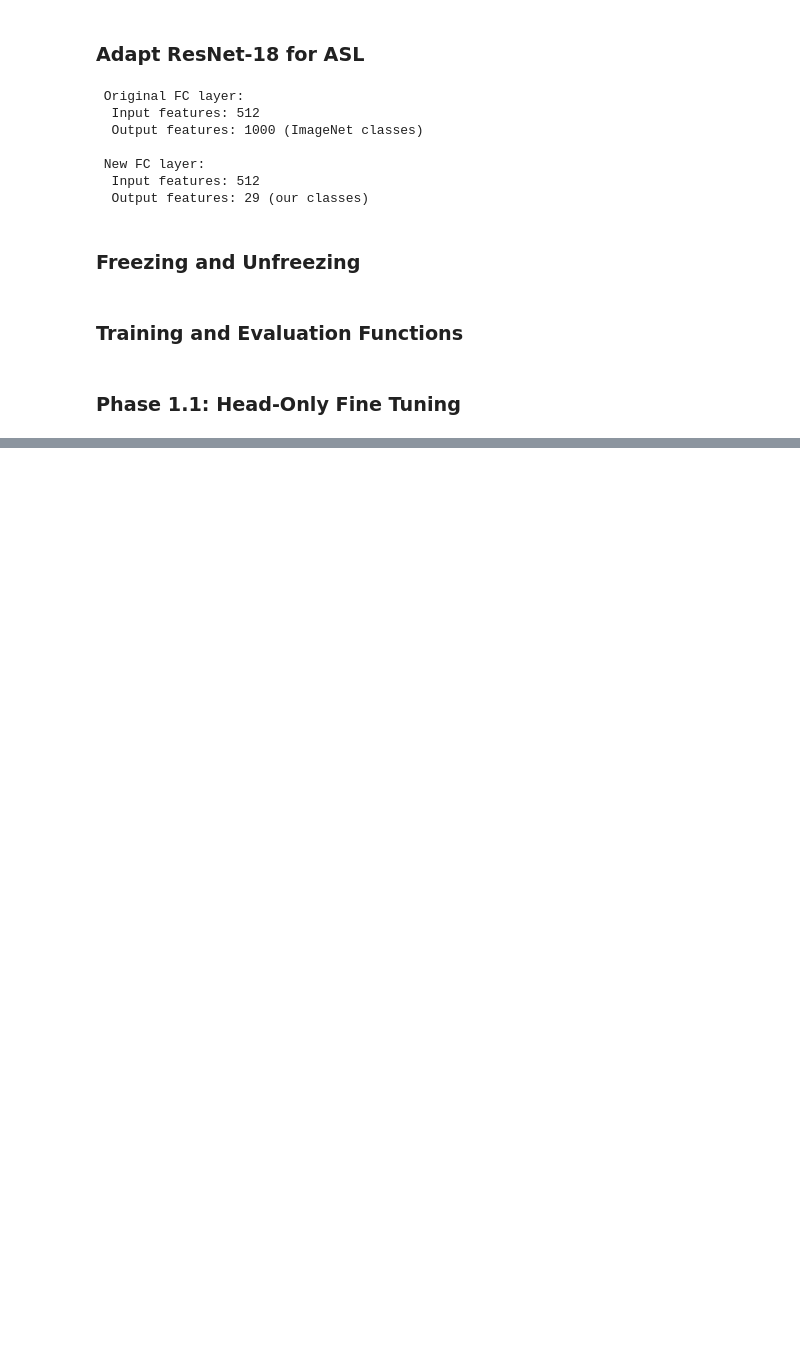
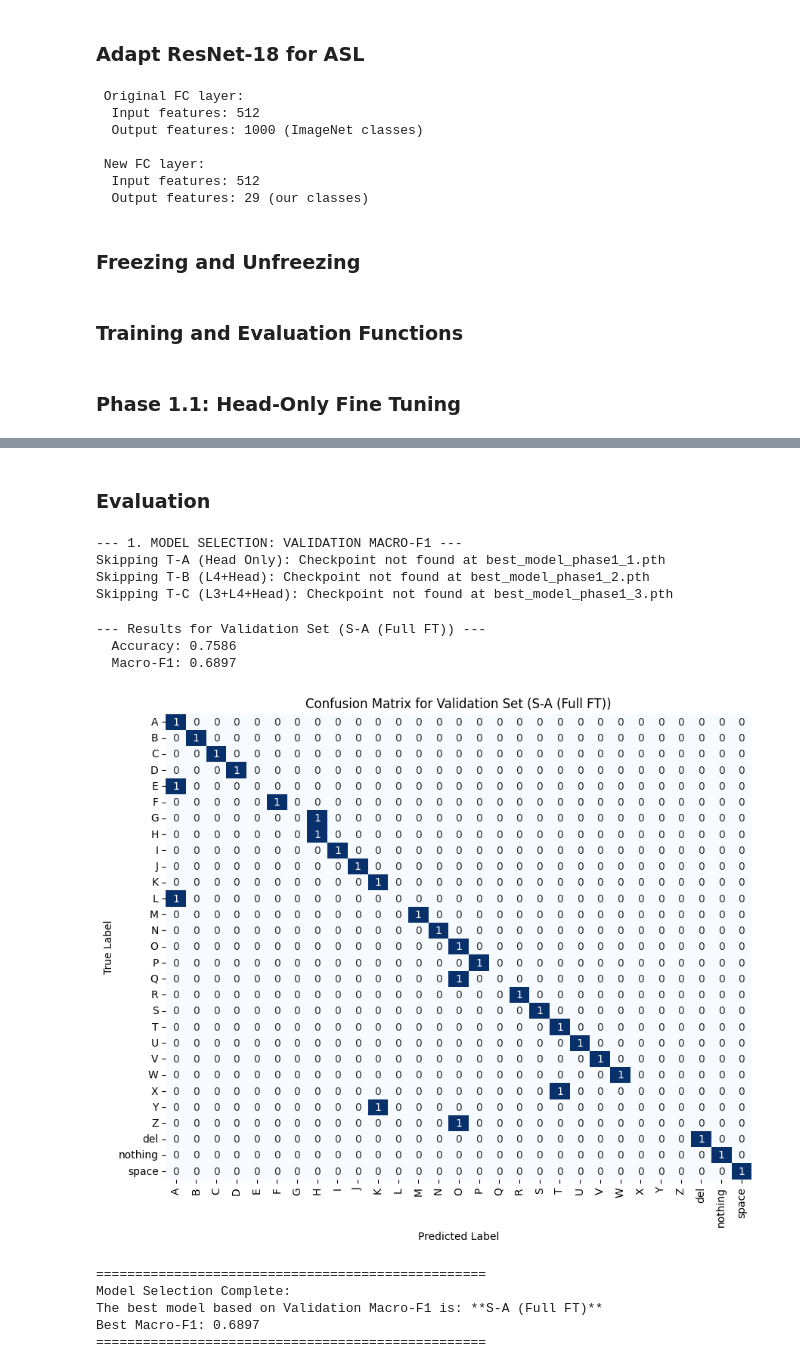
Before and after one commit to TejasTadikonda04/sign-language-recognition, a Jupyter notebook: static_asl_recognition.ipynb, the cells around one changed output, grey strips where cells are left out. Saved outputs shown, nothing was run; the diff lists cells and outputs as text; code cells hidden in the pictures; blank space fills up the shorter version.

```diff
--- a/static_asl_recognition.ipynb
+++ b/static_asl_recognition.ipynb
@@ -270,7 +287,7 @@ for epoch in range(1, EPOCHS_HEAD_ONLY + 1):
     if val_acc > best_val_acc:
         best_val_acc = val_acc
         # Optional: Save best model
-        # torch.save(model.state_dict(), 'best_model_phase1.pth')
+        torch.save(model.state_dict(), 'best_model_phase1.pth')
 
     print(f"   Train: Loss={train_loss:.4f}, Acc={train_acc:.3f}")
     print(f"   Val:   Loss={val_loss:.4f}, Acc={val_acc:.3f} "
@@ -298,0 +567,2 @@ print(f"   Best validation accuracy: {best_val_acc:.3f}")
+# %% [markdown]
+### Evaluation
@@ -298,0 +614,56 @@ print(f"   Best validation accuracy: {best_val_acc:.3f}")
+# %%
+MODEL_CHECKPOINTS = {
+    "T-A (Head Only)": 'best_model_phase1_1.pth',
+    "T-B (L4+Head)": 'best_model_phase1_2.pth',
+    "T-C (L3+L4+Head)": 'best_model_phase1_3.pth',
+    "S-A (Full FT)": 'best_model_phase1_4.pth',
+}
+
+best_overall_f1 = -1.0
+best_model_id = None
+best_checkpoint_path = None
+results = {}
+
+print("--- 1. MODEL SELECTION: VALIDATION MACRO-F1 ---")
+for model_id, path in MODEL_CHECKPOINTS.items():
+    if not os.path.exists(path):
+        print(f"Skipping {model_id}: Checkpoint not found at {path}")
+        continue
+
+    # Load model weights
+    model.load_state_dict(torch.load(path))
+
+    # Evaluate on Validation Set
+    val_acc, val_f1 = evaluate_full_metrics(
+        model,
+        val_loader,
+        f"Validation Set ({model_id})",
+        val_ds.classes
+    )
+
+    results[model_id] = {'Accuracy': val_acc, 'Macro-F1': val_f1}
+
+    if val_f1 > best_overall_f1:
+        best_overall_f1 = val_f1
+        best_model_id = model_id
+        best_checkpoint_path = path
+
+print("\n" + "="*50)
+print(f"Model Selection Complete:")
+print(f"The best model based on Validation Macro-F1 is: **{best_model_id}**")
+print(f"Best Macro-F1: {best_overall_f1:.4f}")
+print("="*50)
+# %% [output]
+--- 1. MODEL SELECTION: VALIDATION MACRO-F1 ---
+Skipping T-A (Head Only): Checkpoint not found at best_model_phase1_1.pth
+Skipping T-B (L4+Head): Checkpoint not found at best_model_phase1_2.pth
+Skipping T-C (L3+L4+Head): Checkpoint not found at best_model_phase1_3.pth
+--- Results for Validation Set (S-A (Full FT)) ---
+  Accuracy: 0.7586
+  Macro-F1: 0.6897
+[figure, added]
+==================================================
+Model Selection Complete:
+The best model based on Validation Macro-F1 is: **S-A (Full FT)**
+Best Macro-F1: 0.6897
+==================================================
```
Also changed, not shown: parts of 11 cells of this notebook.
